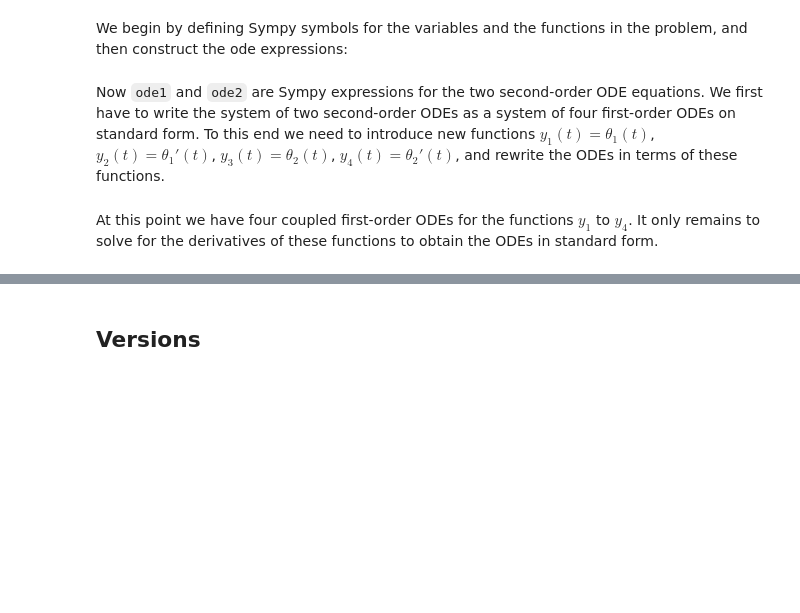
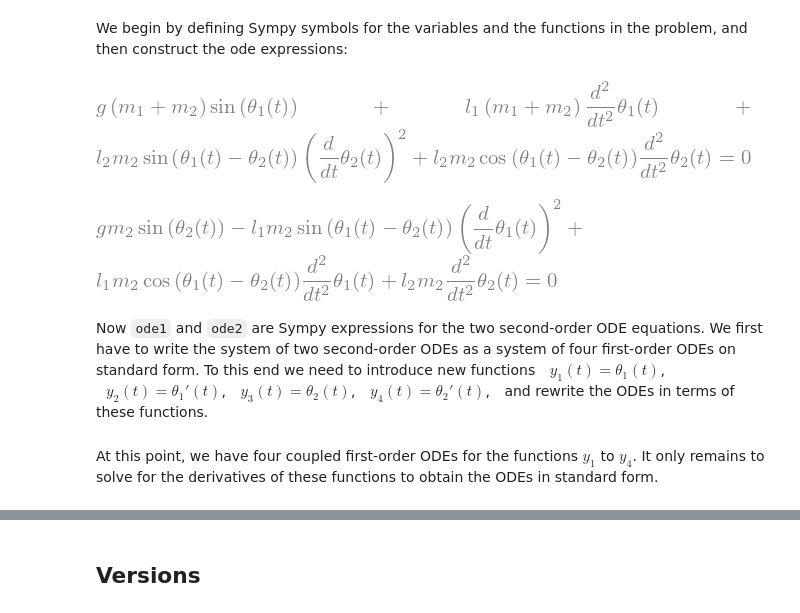
Before and after one commit to SeoulTechPSE/EngNm, a Jupyter notebook: ch09_code.ipynb, the cells around one changed output, grey strips where cells are left out. Drawn from its saved outputs; the diff is of its cells as text; code cells hidden in the pictures; blank space fills up the shorter version.

```diff
--- a/ch09_code.ipynb
+++ b/ch09_code.ipynb
@@ -824,20 +811,24 @@ then construct the ode expressions:
 # %%
 t, g, m1, l1, m2, l2 = sympy.symbols("t, g, m_1, l_1, m_2, l_2")
 theta1, theta2 = sympy.symbols("theta_1, theta_2", cls=sympy.Function)
 
-ode1 = sympy.Eq((m1 + m2)*l1*theta1(t).diff(t,t) +
-                m2*l2*theta2(t).diff(t,t)*sympy.cos(theta1(t) -theta2(t)) +
-                m2*l2*theta2(t).diff(t)**2*sympy.sin(theta1(t) - theta2(t)) +
-                g*(m1 + m2)*sympy.sin(theta1(t)))
+ode1 = sympy.Eq((m1 +m2) *l1 *theta1(t).diff(t,t) +
+                m2 *l2 *theta2(t).diff(t,t) *sympy.cos(theta1(t) -theta2(t)) +
+                m2 *l2 *theta2(t).diff(t)**2 *sympy.sin(theta1(t) - theta2(t)) +
+                g *(m1 +m2) *sympy.sin(theta1(t)), 0)
 ode1
+# %% [output]
+[figure, added]
 # %%
-ode2 = sympy.Eq(m2*l2*theta2(t).diff(t,t) +
-                m2*l1*theta1(t).diff(t,t)*sympy.cos(theta1(t) - theta2(t)) -
-                m2*l1*theta1(t).diff(t)**2*sympy.sin(theta1(t) - theta2(t)) +
-                m2*g*sympy.sin(theta2(t)))
+ode2 = sympy.Eq(m2 *l2 *theta2(t).diff(t,t) +
+                m2 *l1 *theta1(t).diff(t,t) *sympy.cos(theta1(t) -theta2(t)) -
+                m2 *l1 *theta1(t).diff(t)**2 *sympy.sin(theta1(t) -theta2(t)) +
+                m2 *g *sympy.sin(theta2(t)), 0)
 ode2
+# %% [output]
+[figure, added]
 # %% [markdown]
-Now `ode1` and `ode2` are Sympy expressions for the two second-order ODE equations. We first have to write the system of two second-order ODEs as a system of four first-order ODEs on standard form. To this end we need to introduce new functions $y_1(t) = \theta_1(t)$, $y_2(t) = \theta_1'(t)$, $y_3(t) = \theta_2(t)$, $y_4(t) = \theta_2'(t)$, and rewrite the ODEs in terms of these functions.
+Now `ode1` and `ode2` are Sympy expressions for the two second-order ODE equations. We first have to write the system of two second-order ODEs as a system of four first-order ODEs on standard form. To this end we need to introduce new functions $\text{ }y_1(t) = \theta_1(t)$, $\text{ }y_2(t) = \theta_1'(t)$, $\text{ }y_3(t) = \theta_2(t)$, $\text{ }y_4(t) = \theta_2'(t)$, $\text{ }$and rewrite the ODEs in terms of these functions.
 # %%
 y1, y2, y3, y4 = sympy.symbols("y_1, y_2, y_3, y_4", cls=sympy.Function)
 
@@ -851,8 +842,7 @@ ode2_vc = ode2.subs(varchange)
 ode3 = y1(t).diff(t) - y2(t)
 ode4 = y3(t).diff(t) - y4(t)
 # %% [markdown]
-At this point we have four coupled first-order ODEs for the functions $y_1$ to $y_4$. It only remains to solve for
-the derivatives of these functions to obtain the ODEs in standard form.
+At this point, we have four coupled first-order ODEs for the functions $y_1$ to $y_4$. It only remains to solve for the derivatives of these functions to obtain the ODEs in standard form.
 # %%
 y = sympy.Matrix([y1(t), y2(t), y3(t), y4(t)])
 vcsol = sympy.solve((ode1_vc, ode2_vc, ode3, ode4), y.diff(t), dict=True)
```
Also changed, not shown: parts of 33 cells of this notebook.
